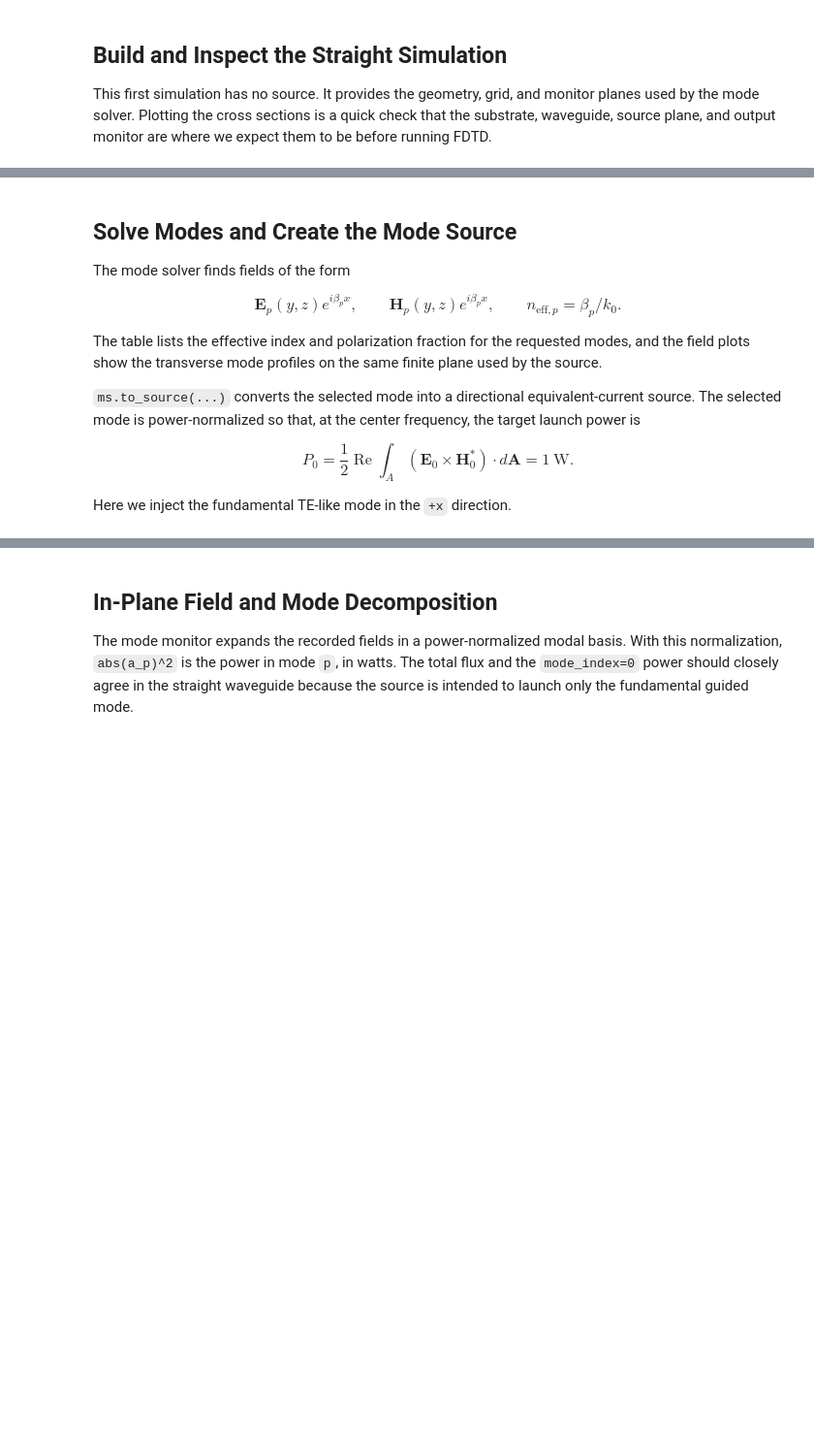
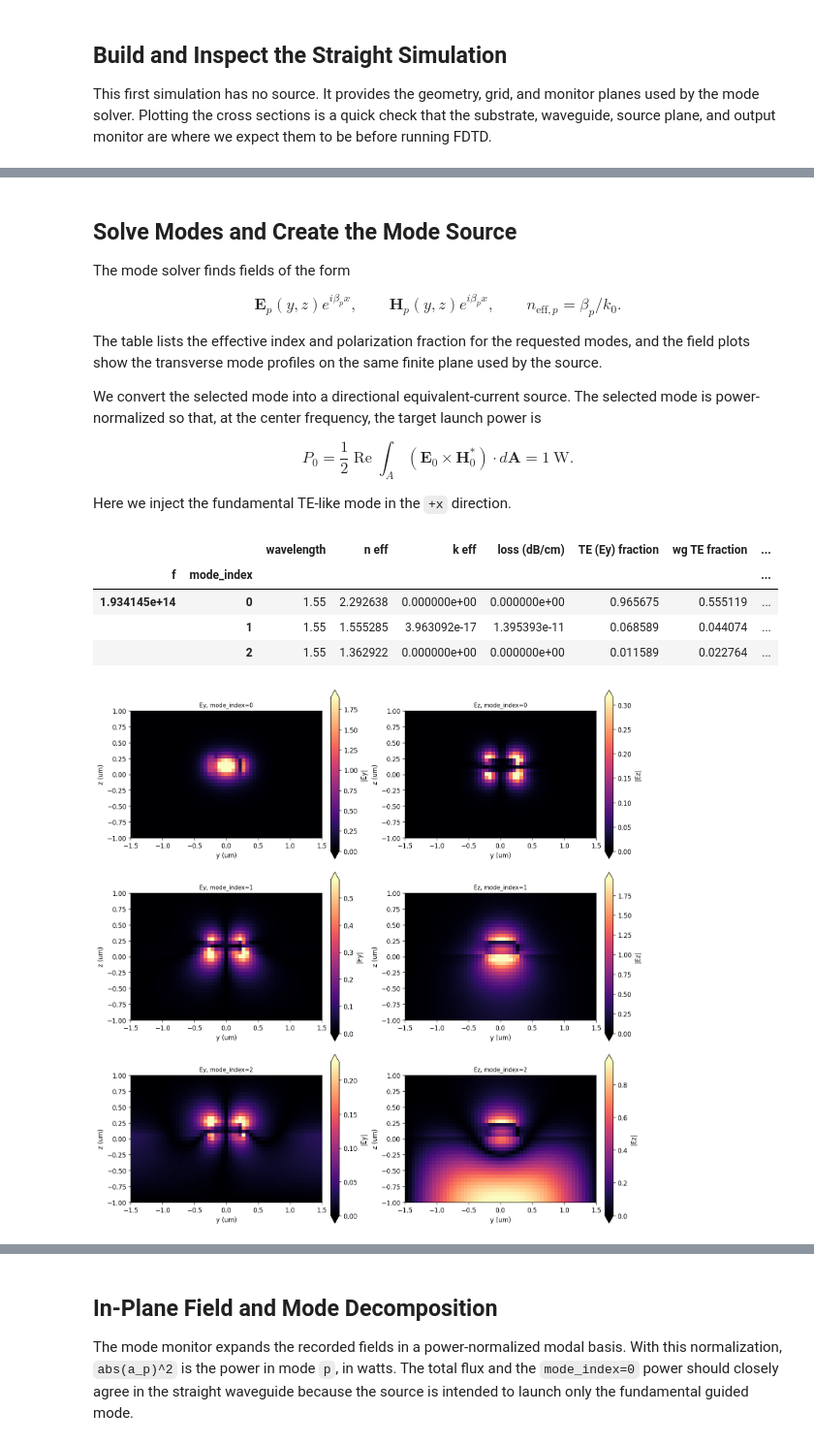
Before and after one commit to beamzorg/beamz-notebooks, a Jupyter notebook: notebooks/modal_sources_monitors.ipynb, the cells around one changed output, grey strips where cells are left out. Shown at 97% size. Drawn from its saved outputs; the diff is of its cells as text; code cells hidden in the pictures; blank space fills up the shorter version.

```diff
--- a/notebooks/modal_sources_monitors.ipynb
+++ b/notebooks/modal_sources_monitors.ipynb
@@ -169,7 +165,7 @@ $$
 
 The table lists the effective index and polarization fraction for the requested modes, and the field plots show the transverse mode profiles on the same finite plane used by the source.
 
-`ms.to_source(...)` converts the selected mode into a directional equivalent-current source. The selected mode is power-normalized so that, at the center frequency, the target launch power is
+We convert the selected mode into a directional equivalent-current source. The selected mode is power-normalized so that, at the center frequency, the target launch power is
 
 $$
 P_0 = \frac{1}{2}\operatorname{Re}\int_A (\mathbf{E}_0 \times \mathbf{H}_0^*) \cdot d\mathbf{A} = 1\ \mathrm{W}.
@@ -177,28 +173,34 @@ $$
 
 Here we inject the fundamental TE-like mode in the `+x` direction.
 # %%
-assert mode_spec.polarization is None, "Mode plots should use the unfiltered Tidy3D-style mode basis."
 ms = bz.ModeSolver(simulation=sim0, plane=src_plane, mode_spec=mode_spec, freqs=[freq0])
 modes = ms.solve()
 fig, axes, neffs = ms.plot_field_components(
     field_names=("Ey", "Ez"),
     mode_indices=(0, 1, 2),
     val="abs",
     f=freq0,
     figsize=(12, 12),
     show=False,
 )
 display(modes.to_dataframe())
 plt.show()
 
 mode_source = ms.to_source(
     mode_index=0,
     direction="+",
     source_time=source_time,
     polarization=source_polarization,
     power=1.0,
 )
 sim = sim0.copy(update={"sources": [mode_source]})
+# %% [output]
+|  |  | wavelength | n eff | k eff | loss (dB/cm) | TE (Ey) fraction | wg TE fraction | ... |
+| f | mode_index |  |  |  |  |  |  | ... |
+| 1.934145e+14 | 0 | 1.55 | 2.292638 | 0.000000e+00 | 0.000000e+00 | 0.965675 | 0.555119 | ... |
+|  | 1 | 1.55 | 1.555285 | 3.963092e-17 | 1.395393e-11 | 0.068589 | 0.044074 | ... |
+|  | 2 | 1.55 | 1.362922 | 0.000000e+00 | 0.000000e+00 | 0.011589 | 0.022764 | ... |
+[figure, added]
 # %% [markdown]
 ## Run the Straight Waveguide
 
```
Also changed, not shown: parts of 13 cells of this notebook, 3 other files.
